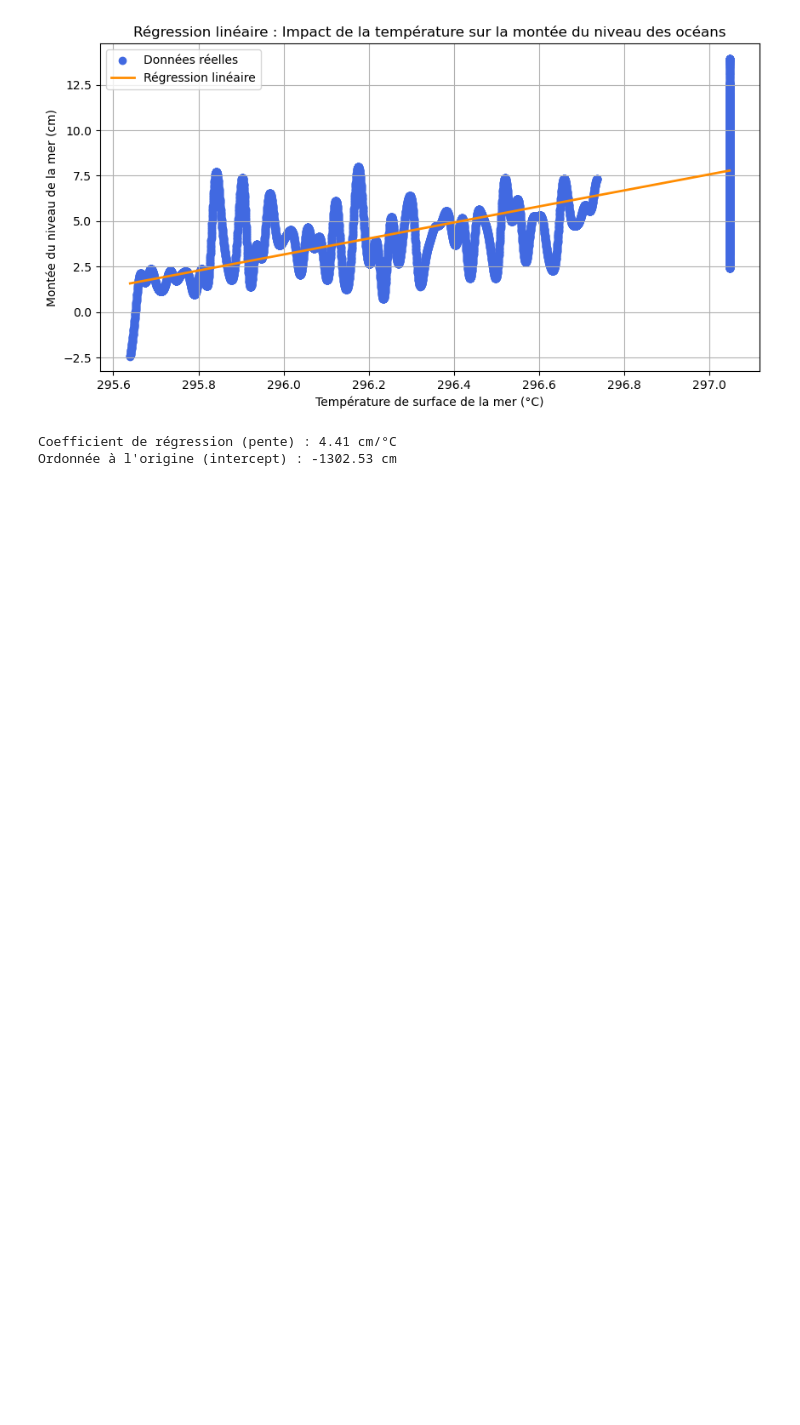
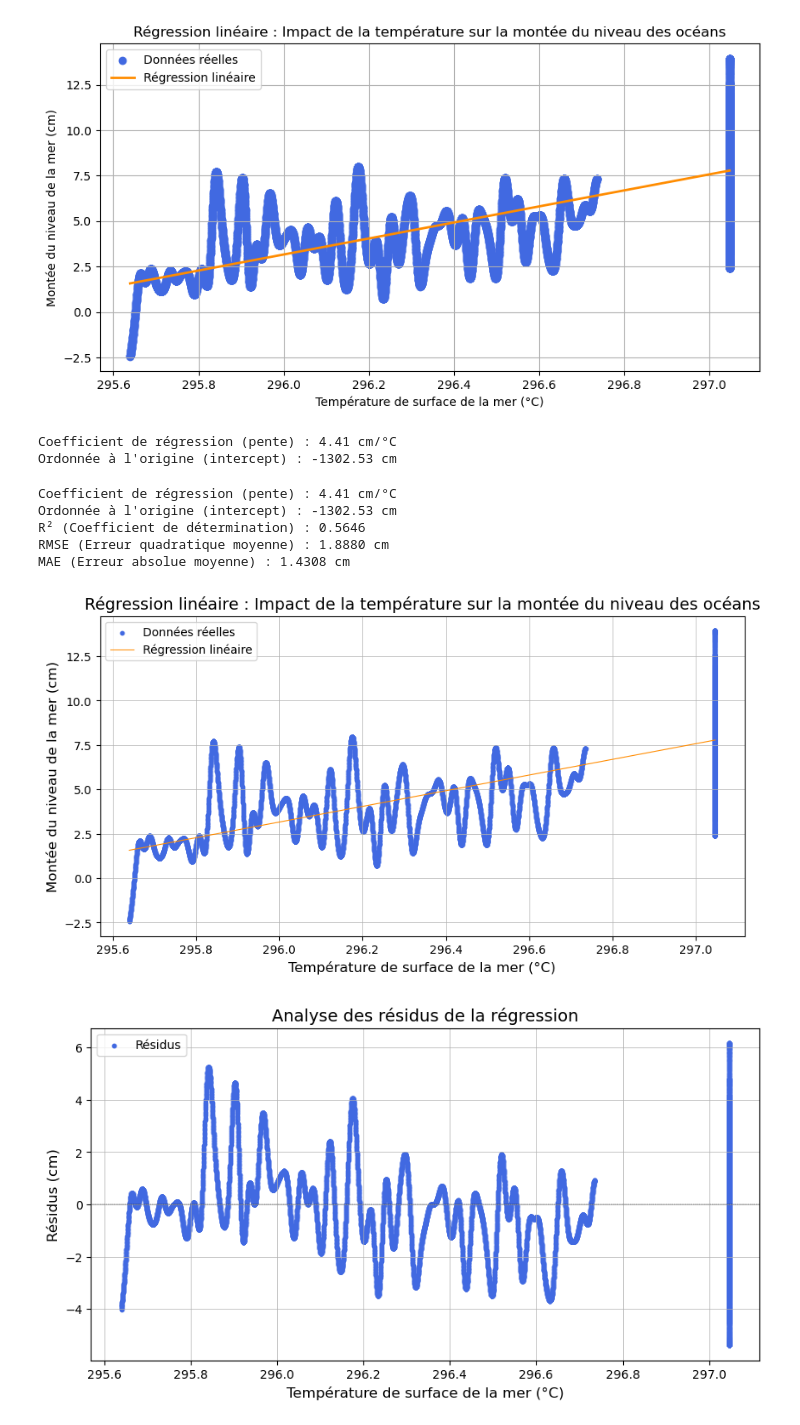
Before and after one commit to LeoDony7/Stat-App-Montee-des-oceans, a Jupyter notebook: visualization.ipynb, the cells around one changed output. Drawn from its saved outputs; the diff is of its cells as text; code cells hidden in the pictures; blank space fills up the shorter version.

```diff
--- a/visualization.ipynb
+++ b/visualization.ipynb
@@ -417,3 +417,58 @@ Chargement du fichier SST : my_data_folder/eursst_folder/20090701000000-IFR-L4_G
 [figure]
 Coefficient de régression (pente) : 4.41 cm/°C
 Ordonnée à l'origine (intercept) : -1302.53 cm
+# %%
+# --------------------- Partie 6 : Analyse des performances ---------------------
+from sklearn.metrics import r2_score, mean_squared_error, mean_absolute_error
+# Calculer les métriques de performance
+r2 = r2_score(y, y_pred)  # Coefficient de détermination
+rmse = np.sqrt(mean_squared_error(y, y_pred))  # Erreur quadratique moyenne (RMSE)
+mae = mean_absolute_error(y, y_pred)  # Erreur absolue moyenne (MAE)
+
+# Affichage des résultats de la régression et des performances
+print(f"Coefficient de régression (pente) : {slope:.2f} cm/°K")
+print(f"Ordonnée à l'origine (intercept) : {intercept:.2f} cm")
+print(f"R² (Coefficient de détermination) : {r2:.4f}")
+print(f"RMSE (Erreur quadratique moyenne) : {rmse:.4f} cm")
+print(f"MAE (Erreur absolue moyenne) : {mae:.4f} cm")
+
+# --------------------- Partie 7 : Visualisation de la régression ---------------------
+
+# Tracer les données réelles et la régression linéaire
+plt.figure(figsize=(10, 5))
+plt.scatter(X, y, color='royalblue', label='Données réelles', s=10)  # Ajustez la taille des points pour les rendre plus fins
+plt.plot(X, y_pred, color='darkorange', label='Régression linéaire', linewidth=0.8)  # Ligne de régression avec un trait plus fin
+plt.xlabel("Température de surface de la mer (°K)", fontsize=12)
+plt.ylabel("Montée du niveau de la mer (cm)", fontsize=12)
+plt.title("Régression linéaire : Impact de la température sur la montée du niveau des océans", fontsize=14)
+plt.legend()
+plt.grid(linewidth=0.5)  # Grille avec des lignes plus fines
+
+# Affichage des résultats de la régression
+plt.show()
+
+# --------------------- Partie 8 : Visualisation des résidus ---------------------
+
+# Résidus : Différence entre les valeurs réelles et prédites
+residuals = y - y_pred
+
+# Tracer les résidus
+plt.figure(figsize=(10, 5))
+plt.scatter(X, residuals, color='royalblue', label='Résidus', s=10)  # Ajustez la taille des points si nécessaire
+plt.axhline(y=0, color='black', linestyle='--', linewidth=0.3)  # Ligne horizontale à zéro avec un trait plus fin
+plt.xlabel("Température de surface de la mer (°C)", fontsize=12)
+plt.ylabel("Résidus (cm)", fontsize=12)
+plt.title("Analyse des résidus de la régression", fontsize=14)
+plt.legend()
+plt.grid(linewidth=0.5)  # Grille avec des lignes plus fines
+
+
+plt.show()
+# %% [output]
+Coefficient de régression (pente) : 4.41 cm/°C
+Ordonnée à l'origine (intercept) : -1302.53 cm
+R² (Coefficient de détermination) : 0.5646
+RMSE (Erreur quadratique moyenne) : 1.8880 cm
+MAE (Erreur absolue moyenne) : 1.4308 cm
+[figure, added]
+[figure, added]
```
Also changed, not shown: parts of 2 cells of this notebook.
